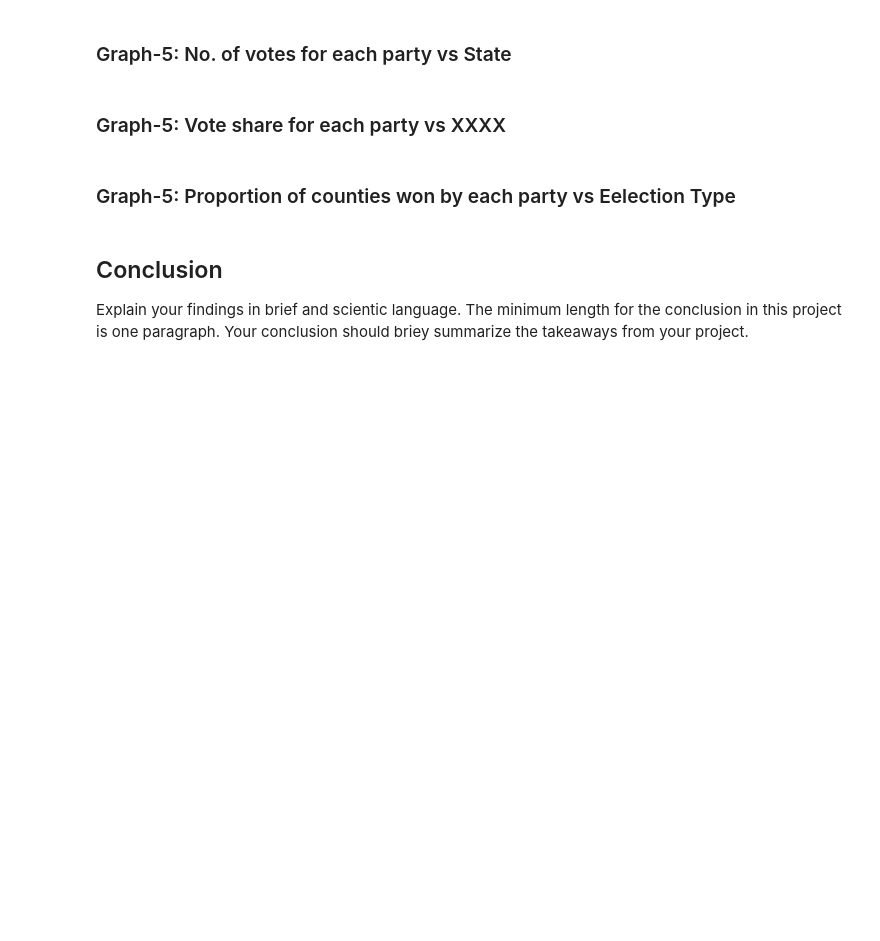
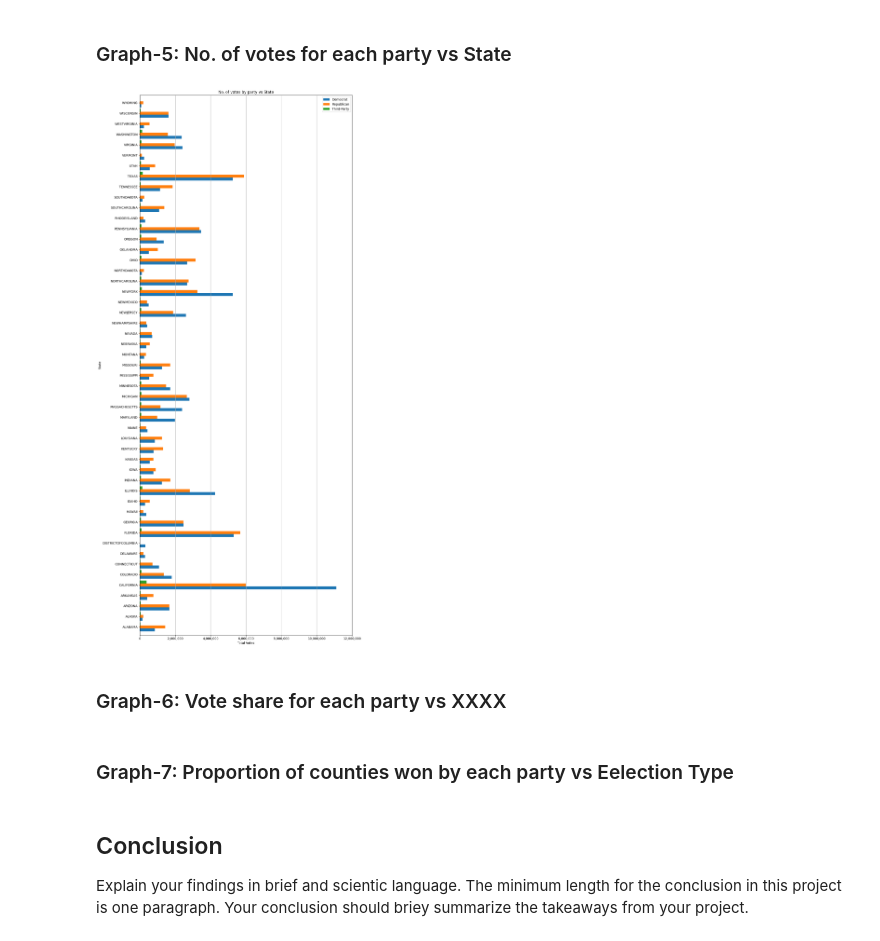
Before and after one commit to ECO225-W2025/eco225-project-code-marcus214, a Jupyter notebook: Project-One.ipynb, the cells around one changed output. Drawn from its saved outputs; the diff is of its cells as text; code cells hidden in the pictures; blank space fills up the shorter version.

Commit message:
Added Graph-5
Added Graph-5 and its details.

```diff
--- a/Project-One.ipynb
+++ b/Project-One.ipynb
@@ -123,8 +123,17 @@ us_election['Vote_Percentage'] = (us_election["Won_Vote"] / us_election["Total_V
 us_election['Degree_Or_Higher_Percentage'] = us_election["Associates Degree"].str.rstrip('%').astype('float') + us_election["Bachelors Degree"].str.rstrip('%').astype('float') + us_election["Graduate or professional degree"].str.rstrip('%').astype('float')
 #us_election.head()
 
+# president_county_cand: adjust 'party
+party_dict = {'DEM': 'Democrat', 'REP': 'Republican'}
+president_county_cand['party'] = president_county_cand['party'].map(lambda x: party_dict.get(x, 'Third-Party'))
+
+# merge datasets
 final_df = pd.merge(president_county_cand_won, us_election, on=['state', 'county'], how="inner")
 #print(final_df.count())
+
+# final_df: president_county_cand: adjust 'party
+party_dict = {'DEM': 'Democrat', 'REP': 'Republican'}
+final_df['party'] = final_df['party'].map(lambda x: party_dict.get(x, 'Third-Party'))
 # %% [markdown]
 ## Summary Statistics Tables
 Create at least four plots/figures/histograms for a passing mark.\
@@ -314,10 +320,67 @@ Text(0.5, 1.0, 'Democrat')
 ### Graph-4: Percentage of votes won within county vs XXXX
 # %% [markdown]
 ### Graph-5: No. of votes for each party vs State
+# %%
+# Graph-5: No. of votes for each party vs State
+from matplotlib.ticker import FuncFormatter
+
+# select columns to be ploted
+data_df = president_county_cand.groupby(['state','party']).agg({'total_votes': 'sum'})
+data_df = data_df.reset_index()
+#data_df
+
+# Reshape the DataFrame using pivot_table
+pivot_df = data_df.pivot_table(index='state', columns='party', values='total_votes', aggfunc='sum').reset_index()
+
+# Fill missing values with 0 (if any)
+pivot_df = pivot_df.fillna(0)
+
+# plot graph
+# Set up the figure and axis
+fig, ax = plt.subplots(figsize=(12, 25))
+
+# Number of states
+n_states = len(pivot_df['state'])
+
+# Height of the bars
+bar_height = 0.28
+
+# Positions for the bars
+index = np.arange(n_states)
+
+# Plotting each party
+for i, party in enumerate(['Democrat', 'Republican', 'Third-Party']):
+    ax.barh(index + i * bar_height, pivot_df[party], bar_height, label=party)
+
+# Adding labels and title
+ax.set_xlabel('Total Votes')
+ax.set_ylabel('State')
+ax.set_title('No. of votes by party vs State')
+ax.set_yticks(index + bar_height)
+ax.set_yticklabels(pivot_df['state'])
+ax.legend()
+ax.grid(axis='x')
+
+# Format x-axis ticks as integers
+def format_votes(x, pos):
+    return f'{int(x):,}'  # Format as integer with commas as thousand separators
+
+# format x-axis label
+ax.xaxis.set_major_formatter(FuncFormatter(format_votes))
+
+# Adjust y-axis limits to remove extra white space
+ax.set_xlim(0, 12000000)
+ax.set_ylim(-0.5, n_states)  # Adjust the limits to fit the bars tightly
+
+# Show the plot
+plt.tight_layout()
+plt.show()
+# %% [output]
+[figure, added]
 # %% [markdown]
-### Graph-5: Vote share for each party vs XXXX
+### Graph-6: Vote share for each party vs XXXX
 # %% [markdown]
-### Graph-5: Proportion of counties won by each party vs Eelection Type
+### Graph-7: Proportion of counties won by each party vs Eelection Type
 # %% [markdown]
 ## Conclusion
 Explain your findings in brief and scientic language. The minimum length for the conclusion in this project is one paragraph. Your
```
Also changed, not shown: parts of 1 cell of this notebook.
